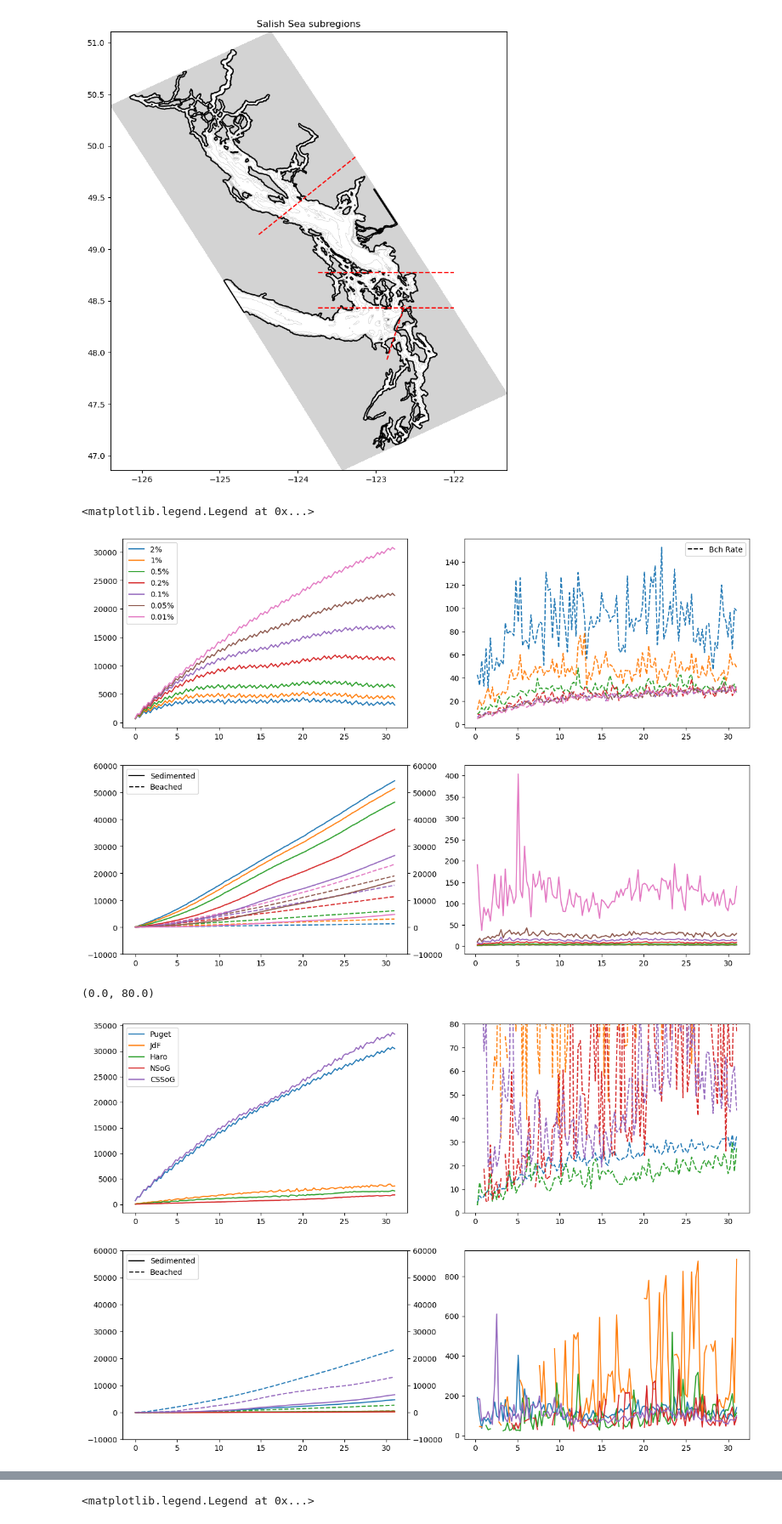
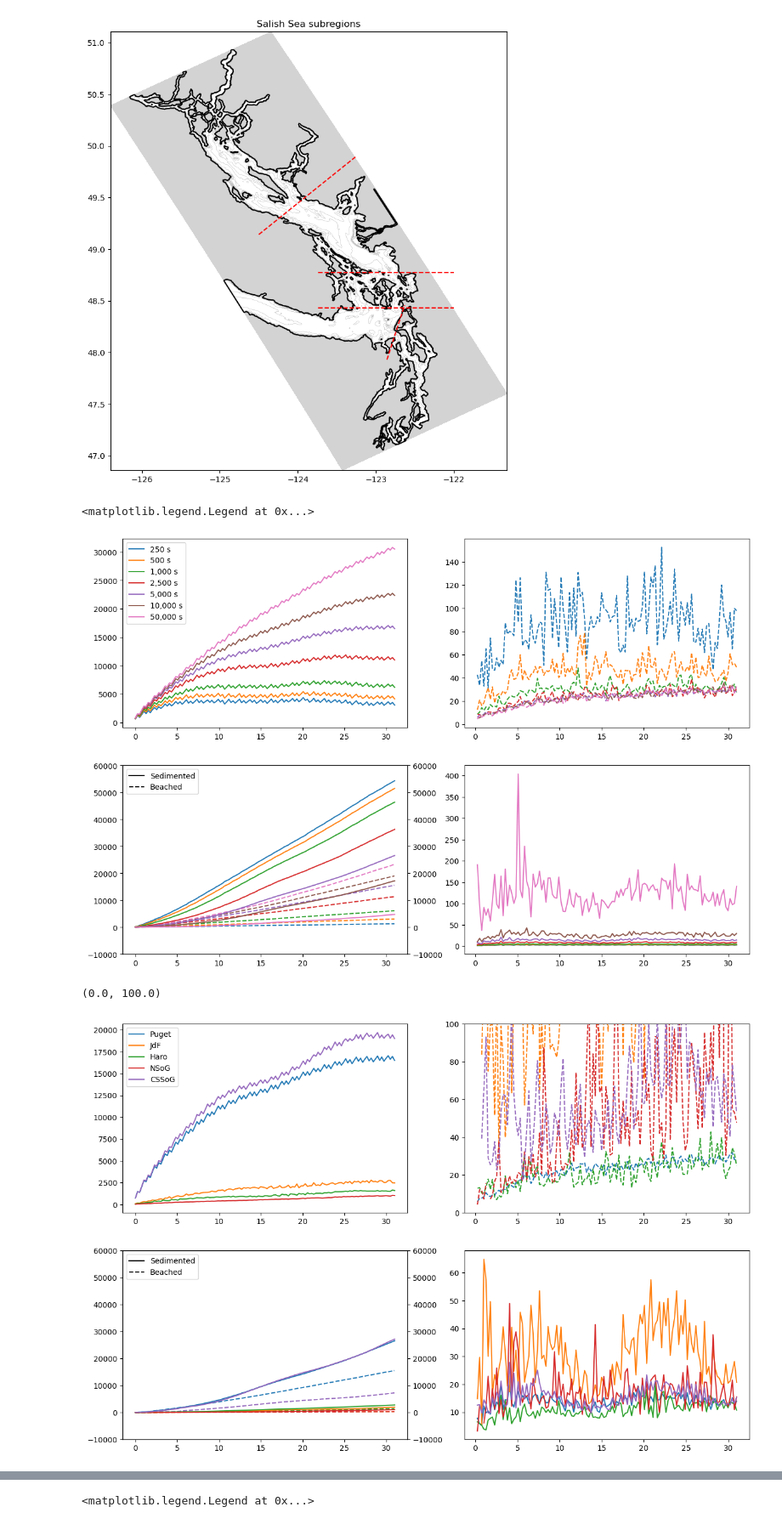
Before and after one commit to SalishSeaCast/analysis-jose, a Jupyter notebook: notebooks/Outfall_finalResults/regions_stats.ipynb, the cells around one changed output, grey strips where cells are left out. Shown at 85% size. Cells and saved outputs as stored; diff of their text form; code cells hidden in the pictures.

```diff
--- a/notebooks/Outfall_finalResults/regions_stats.ipynb
+++ b/notebooks/Outfall_finalResults/regions_stats.ipynb
@@ -86,7 +86,7 @@ import pandas as pd
 Point_At = pd.read_csv('Book1.csv')
 Time=np.linspace(0,365,8017)
 # %%
-runs = {'2%':['alpha120190101.nc',2],'1%':['alpha_1_jan.nc',2],'0.5%':['alpha220190101.nc',2],'0.2%':['Runs_alpha0220190101_.nc',1],'0.1%':['Run_Enero20190101_.nc',2],'0.05%':['Runs_alpha0520190101_.nc',1],'0.01%':['Runs_alpha0120190101_.nc',1]}
+runs = {'250 s':['alpha120190101.nc',2],'500 s':['alpha_1_jan.nc',2],'1,000 s':['alpha220190101.nc',2],'2,500 s':['Runs_alpha0220190101_.nc',1],'5,000 s':['Run_Enero20190101_.nc',2],'10,000 s':['Runs_alpha0520190101_.nc',1],'50,000 s':['Runs_alpha0120190101_.nc',1]}
 
 months = {'Jan':['Run_Enero20190101_.nc',1],'Feb':['Run_Febrero20190201_.nc',32],'Mar':['Run_Marzo20190301_.nc',61],'Jun':['Run_Junio20190601_.nc',152],'Jul':['Run_Julio20190701_.nc',183],'Aug':['Run_Agosto20190801_.nc',214]}
 
@@ -126,29 +126,29 @@ legend_lines = [plt.Line2D([0], [0], color='black', linestyle='-'),
                 plt.Line2D([0], [0], color='black', linestyle='--')]
 legend_line = [plt.Line2D([0], [0], color='black', linestyle='--')]
 axs[1,0].legend(legend_lines,['Sedimented','Beached'], loc = 'upper left')
-axs[0,1].legend(legend_line,['Bch Rate'], loc = 'upper right')
+#axs[0,1].legend(legend_line,['Bch Rate'], loc = 'upper right')
 # %% [output]
 <matplotlib.legend.Legend at 0x...>
-[figure, old version]
+[figure, new version]
 # %%
 fig,axs = plt.subplots(2,2,figsize=(15,10))
 twin3 = axs[1,0].twinx()
-alpha = '0.01%'
+alpha = '5,000 s'
 ds = xr.open_dataset(path_runs+runs[alpha][0], decode_times=False)
 x = np.linspace(0,31,ds.dims['obs']-1)
 x2 = np.linspace(0,31,ds.dims['obs']-1)
 DS = ds.to_dataframe()
 DS = DS.dropna()
 DS = DS[DS.time>0]
 for area in sub_areas:
     DSn = cutting(DS,area)
     counting(DSn,area,axs,runs[alpha][1])
 axs[0,0].legend()
 legend_lines = [plt.Line2D([0], [0], color='black', linestyle='-'),
                 plt.Line2D([0], [0], color='black', linestyle='--')]
 axs[1,0].legend(legend_lines,['Sedimented','Beached'], loc = 'upper left')
-axs[0,1].set_ylim([0,80])
+axs[0,1].set_ylim([0,100])
 #axs[1,1].set_ylim([0,100])
 # %% [output]
-(0.0, 80.0)
+(0.0, 100.0)
-[figure, old version]
+[figure, new version]
```
Also changed, not shown: parts of 3 cells of this notebook.
